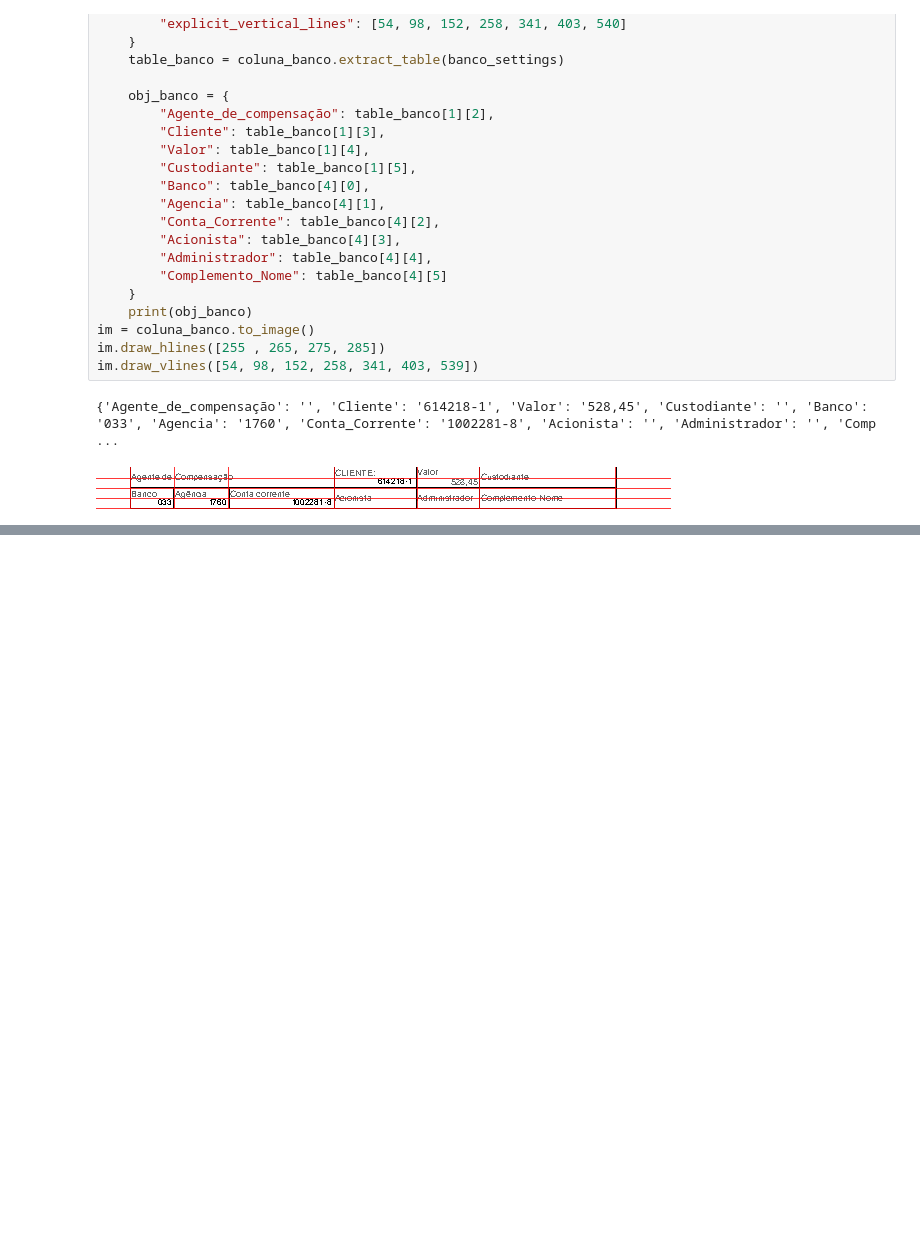
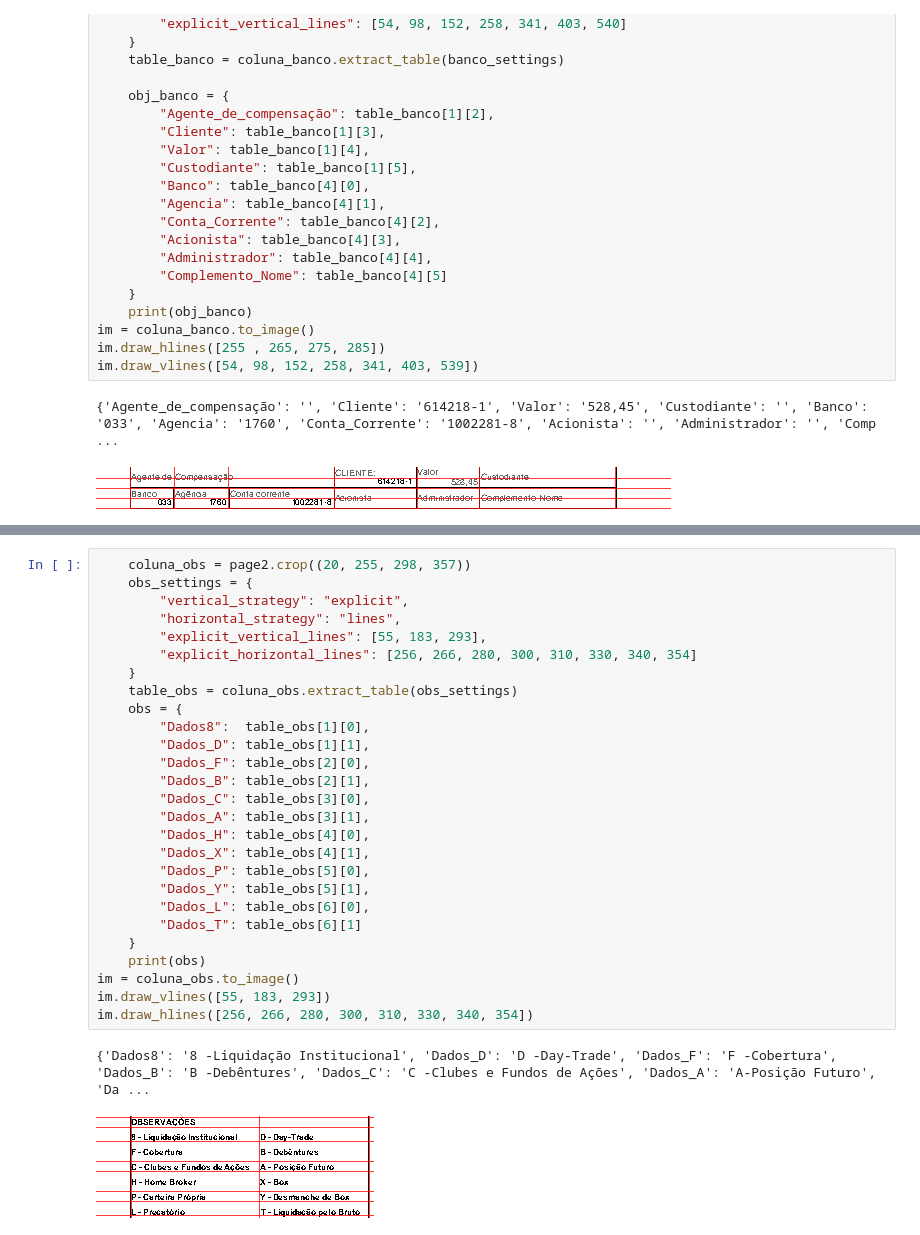
Before and after one commit to FelipeGabriel05/extract, a Jupyter notebook: santander/Santander2/Teste.ipynb, the cells around one changed output, grey strips where cells are left out. Saved outputs shown, nothing was run; the diff lists cells and outputs as text; blank space fills up the shorter version.

```diff
--- a/santander/Santander2/Teste.ipynb
+++ b/santander/Santander2/Teste.ipynb
@@ -104,0 +192,30 @@ im.draw_vlines([58, 135, 214, 320, 332, 390, 453, 520, 535])
+# %%
+    coluna_obs = page2.crop((20, 255, 298, 357))
+    obs_settings = {
+        "vertical_strategy": "explicit",
+        "horizontal_strategy": "lines",
+        "explicit_vertical_lines": [55, 183, 293],
+        "explicit_horizontal_lines": [256, 266, 280, 300, 310, 330, 340, 354]
+    }
+    table_obs = coluna_obs.extract_table(obs_settings)
+    obs = {
+        "Dados8":  table_obs[1][0],
+        "Dados_D": table_obs[1][1],
+        "Dados_F": table_obs[2][0],
+        "Dados_B": table_obs[2][1],
+        "Dados_C": table_obs[3][0],
+        "Dados_A": table_obs[3][1],
+        "Dados_H": table_obs[4][0],
+        "Dados_X": table_obs[4][1],
+        "Dados_P": table_obs[5][0],
+        "Dados_Y": table_obs[5][1],
+        "Dados_L": table_obs[6][0],
+        "Dados_T": table_obs[6][1]
+    }
+    print(obs)
+im = coluna_obs.to_image()
+im.draw_vlines([55, 183, 293])
+im.draw_hlines([256, 266, 280, 300, 310, 330, 340, 354])
+# %% [output]
+{'Dados8': '8 -Liquidação Institucional', 'Dados_D': 'D -Day-Trade', 'Dados_F': 'F -Cobertura', 'Dados_B': 'B -Debêntures', 'Dados_C': 'C -Clubes e Fundos de Ações', 'Dados_A': 'A-Posição Futuro', 'Da ...
+[figure, added]
```
Also changed, not shown: parts of 5 cells of this notebook.
